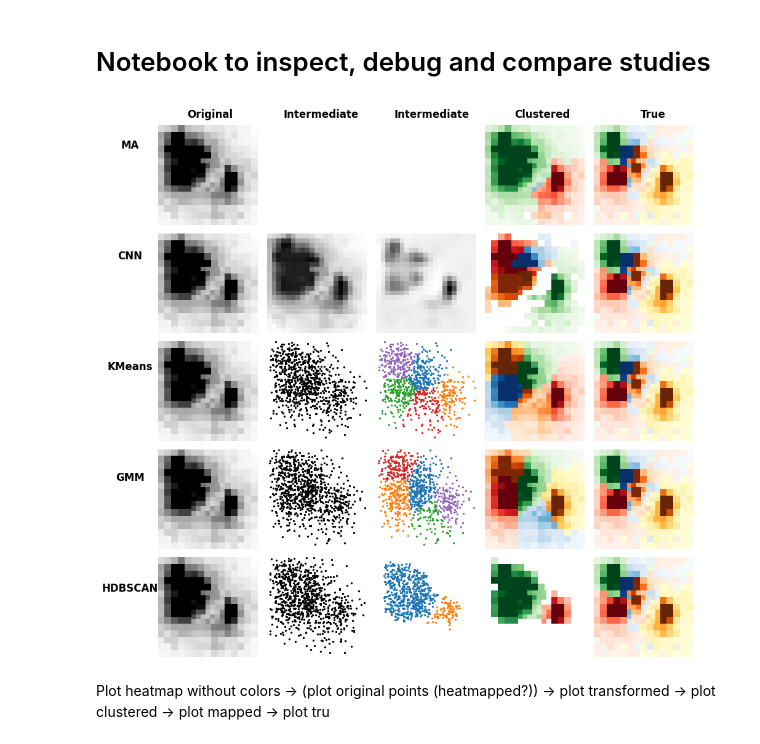
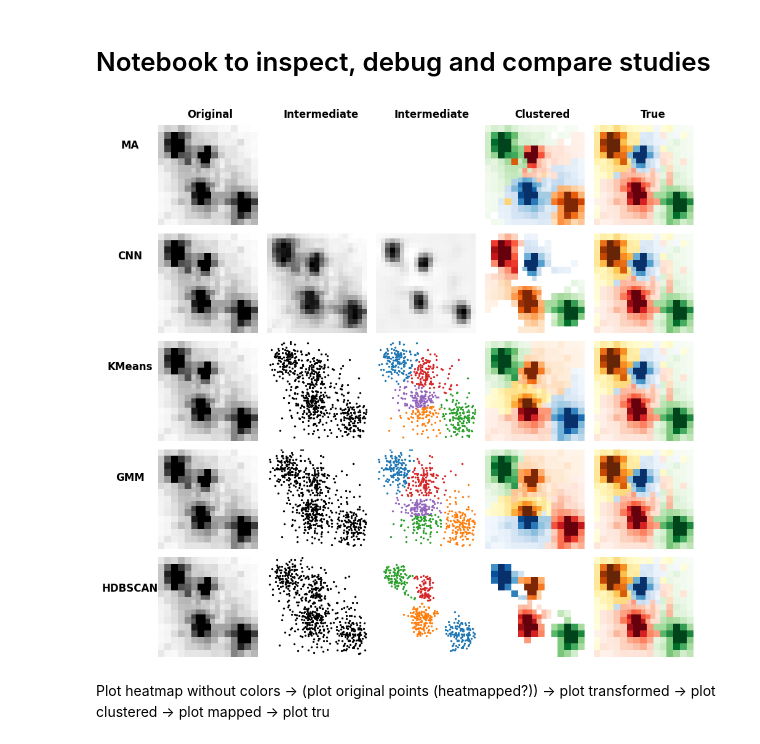
Before and after one commit to Bjartensen/python_focalh_clustering, a Jupyter notebook: notebooks/visualize_clustering.ipynb, the cells around one changed output. Drawn from its saved outputs; the diff is of its cells as text; code cells hidden in the pictures.

```diff
--- a/notebooks/visualize_clustering.ipynb
+++ b/notebooks/visualize_clustering.ipynb
@@ -100,7 +100,7 @@ def plot_clustering(filename, event, study, ax):
     if study["method"]["name"] in ["ma"]:
         clus = ModifiedAggregationClusterer()
         d = clus.cluster_debug(filename, ttree, event, study["method"], study["study"].best_params)
-        foc.heatmap(d["values"], d["tags"], ax[3])
+        foc.heatmap(d["values"][iadj], d["tags"][iadj], ax[3])
         ax[1].axis("off")
         ax[2].axis("off")
 
@@ -109,14 +109,14 @@ def plot_clustering(filename, event, study, ax):
         d = clus.cluster_debug(filename, ttree, event, study, study["study"].best_params)
         ax[1].imshow(d["event"].squeeze().squeeze().detach().numpy(), cmap="grey_r")
         ax[2].imshow(d["output"].squeeze().squeeze().detach().numpy(), cmap="grey_r")
-        foc.heatmap(d["values"], d["tags"], ax[3])
+        foc.heatmap(d["values"][iadj], d["tags"][iadj], ax[3])
 
     elif study["method"]["name"] in ["kmeans", "gauss", "hdbscan"]:
         clus = sklcl.SklearnClusterer()
         d = clus.cluster_debug(filename, ttree, event, study["method"], study["study"].best_params)
         plot_transformed(d["X"], ax[1])
         plot_transformed_clustered(d["X"], d["Y"], ax[2])
-        foc.heatmap(d["values"], d["tags"], ax[3])
+        foc.heatmap(d["values"][iadj], d["tags"][iadj], ax[3])
         ax[1].set_xlim(-19.5/2,19.5/2)
         ax[1].set_ylim(-19.5/2,19.5/2)
         ax[1].set_aspect("equal")
@@ -134,7 +134,7 @@ def plot_clustering(filename, event, study, ax):
 
     pass
 # %%
-event=55
+event=20
             # EVAL_E350_P2_N100 event 50 is interesting
             # 55 EVAL_E350_P5_N100
 
@@ -156,34 +156,34 @@ plot_clustering(filename, event, hdbscan_study, ax[4])
 # Add row labels (left side)
 for i, label in enumerate(row_labels):
     fig.text(
         0.02,  # x position (left margin)
         0.9 - i * 0.18,  # y position (adjust based on number of rows)
         label,
         va="center",
         ha="center",
         fontsize=12,
         fontweight="bold",
     )
 
 # Add column labels (top side)
 for j, label in enumerate(column_labels):
     fig.text(
         0.15 + j * 0.18,  # x position (adjust based on number of columns)
         0.95,  # y position (top margin)
         label,
         va="center",
         ha="center",
         fontsize=12,
         fontweight="bold",
     )
 
 # Adjust layout to prevent overlap
 plt.tight_layout(rect=[0.05, 0.05, 0.95, 0.95])  # Adjust rect to make space for labels
 plt.show()
 
 fig.savefig("debug_matrix.png", bbox_inches="tight")
 # %% [output]
-[figure, old version]
+[figure, new version]
 # %% [markdown]
 Plot heatmap without colors -> (plot original points (heatmapped?)) -> plot transformed -> plot clustered -> plot mapped -> plot tru
 # %% [markdown]
```
Also changed, not shown: 13 other files.
